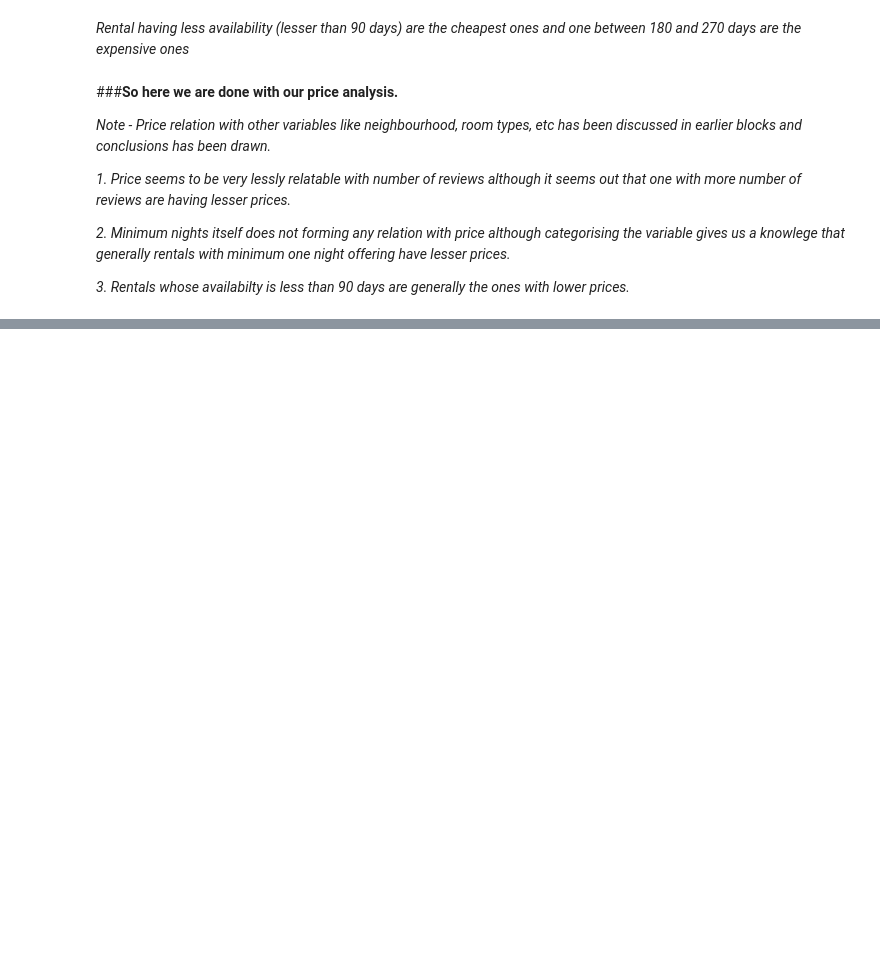
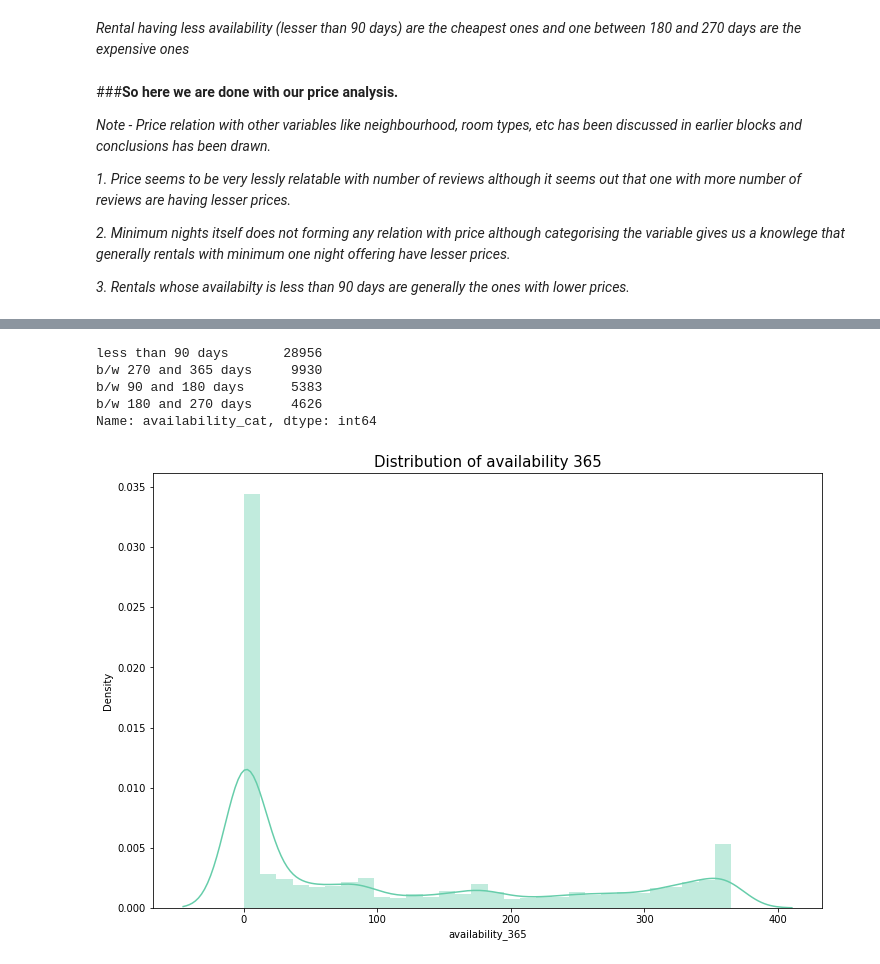
Before and after one commit to gupta4327/AirbnbNYC_2019_Analysis, a Jupyter notebook: Airbnb_Bookings_Analysis.ipynb, the cells around one changed output, grey strips where cells are left out. Saved outputs shown, nothing was run; the diff lists cells and outputs as text; code cells hidden in the pictures; blank space fills up the shorter version.

Commit message:
ANALYZING ABOUT AVAILABILITY 365

```diff
--- a/Airbnb_Bookings_Analysis.ipynb
+++ b/Airbnb_Bookings_Analysis.ipynb
@@ -1332,0 +1352,19 @@ plt.show()
+# %%
+#---------------------Block 74----------------------------
+
+airbnbNY_data['availability_cat'].value_counts()  #checking for no. of rentals with different availabilities
+# %% [output]
+less than 90 days       28956
+b/w 270 and 365 days     9930
+b/w 90 and 180 days      5383
+b/w 180 and 270 days     4626
+Name: availability_cat, dtype: int64
+# %%
+#---------------------Block 75----------------------------
+
+#distribution plot of availability 365
+sns.distplot(airbnbNY_data['availability_365'],color='mediumaquamarine')
+plt.title('Distribution of availability 365',fontsize=15)
+plt.show()
+# %% [output]
+[figure, added]
```
Also changed, not shown: parts of 28 cells of this notebook.
